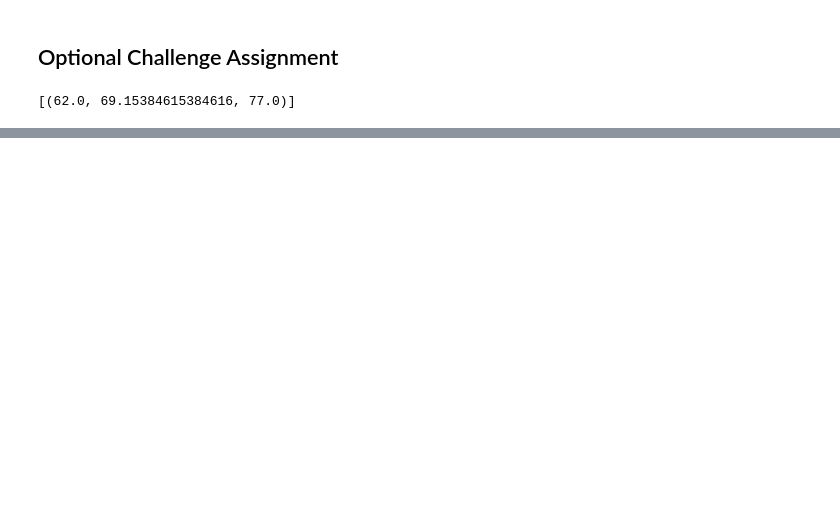
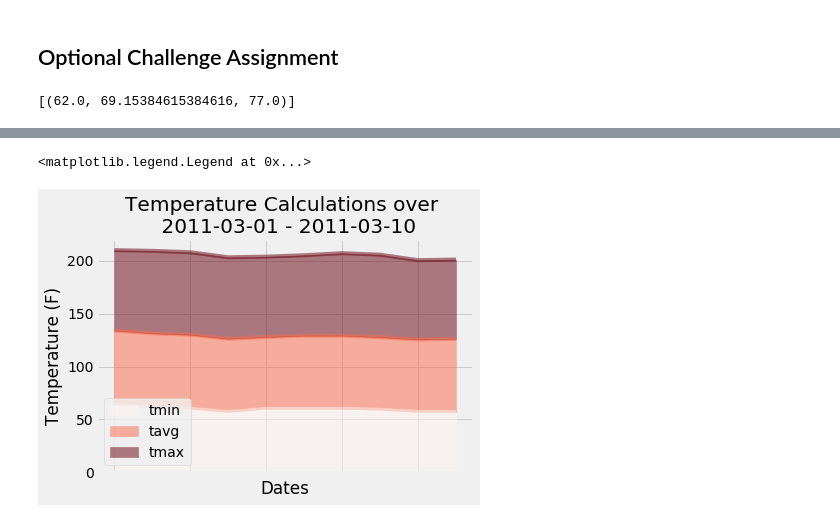
Before and after one commit to varshavarsha/Other-Python-SQL-VBA-Projects, a Jupyter notebook: Surfs Up!/climate_starter.ipynb, the cells around one changed output, grey strips where cells are left out. Cells and saved outputs as stored; diff of their text form; code cells hidden in the pictures; blank space fills up the shorter version.

```diff
--- a/Surfs Up!/climate_starter.ipynb
+++ b/Surfs Up!/climate_starter.ipynb
@@ -196,11 +238,19 @@ daily_normals("01-01")
 # %%
 # calculate the daily normals for your trip
 # push each tuple of calculations into a list called `normals`
-
 # Set the start and end date of the trip
+start_date = '2011-03-01'
+end_date = '2011-03-10'
 
 # Use the start and end date to create a range of dates
-
 # Stip off the year and save a list of %m-%d strings
-
+trip = session.query(func.strftime("%m-%d", Measurement.date))\
+    .filter(Measurement.date >= start_date)\
+    .filter(Measurement.date <= end_date)\
+    .group_by(Measurement.date).all()
+trip_dates = [t for t, in trip]
+trip_dates
 # Loop through the list of %m-%d strings and calculate the normals for each date
+trip_normals = [daily_normals(day) for day in trip_dates]
+trip_normals = [trip_normals for trip_normals, in trip_normals]
+trip_normals
@@ -207,2 +268,6 @@ daily_normals("01-01")
 # %%
 # Load the previous query results into a Pandas DataFrame and add the `trip_dates` range as the `date` index
+trip_df = pd.DataFrame(trip_normals, columns=['tmin', 'tavg', 'tmax'])
+trip_df['date'] = trip_dates
+trip_df.set_index('date', inplace=True)
+trip_df
@@ -210,0 +287,11 @@ daily_normals("01-01")
+# %%
+# Plot the daily normals as an area plot with `stacked=False`
+# Use Pandas Plotting with Matplotlib to plot the data
+trip_df.plot(kind='area', stacked='false', alpha=0.5, colormap='Reds')
+plt.title(f"Temperature Calculations over \n {start_date} - {end_date}")
+plt.ylabel("Temperature (F)")
+plt.xlabel("Dates")
+plt.legend(loc = 'lower left')
+# %% [output]
+<matplotlib.legend.Legend at 0x...>
+[figure, added]
```
Also changed, not shown: parts of 9 cells of this notebook, 1 other file.
